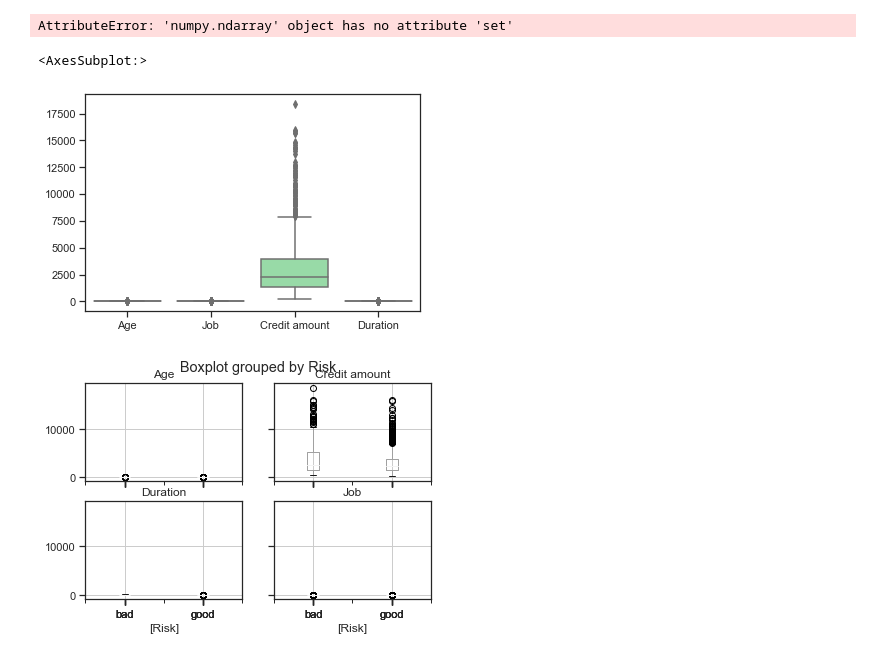
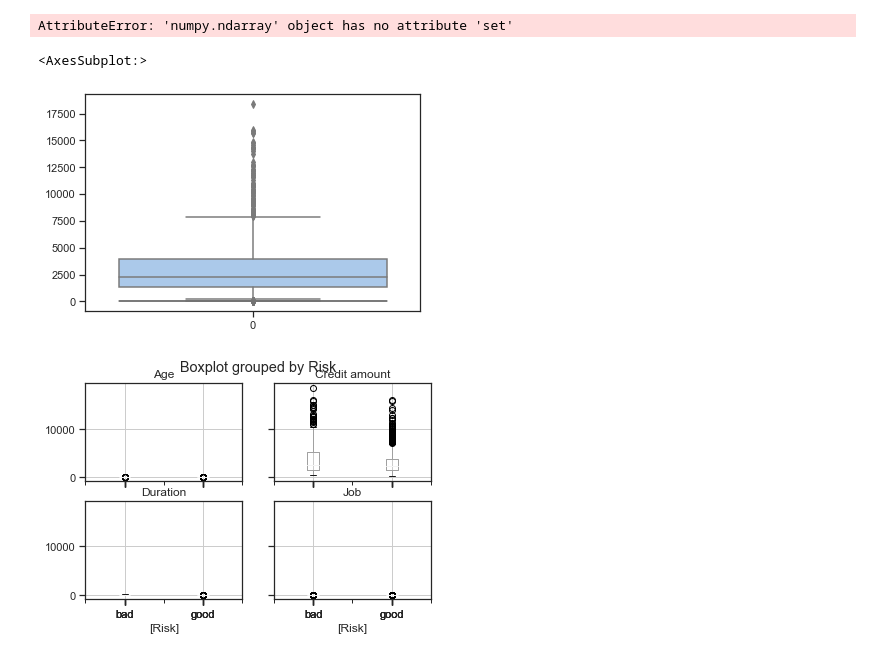
Before and after one commit to Sm2468/msc_thesis, a Jupyter notebook: Pipeline/1_eda.ipynb, the cells around one changed output. Drawn from its saved outputs; the diff is of its cells as text; code cells hidden in the pictures.

```diff
--- a/Pipeline/1_eda.ipynb
+++ b/Pipeline/1_eda.ipynb
@@ -14,8 +14,7 @@ import seaborn as sns
 import matplotlib.pyplot as plt
 # %%
 # Importing the data
-df_data = pd.read_csv("C:\\Users\\Gebruiker\\Documents\\thesiscode\\experimental\datasets\german_credit_data_target\german_credit_data.csv", index_col=0)
-
+df_data = pd.read_csv("C:\\Users\\Gebruiker\\Documents\\thesiscode\\experimental\Raw_datasets\german_credit_raw.csv", index_col=0)
 df_data.head()
 # %% [output]
 |  | Age | Sex | Job | Housing | Saving accounts | Checking account | Credit amount | Duration | ... |
@@ -76,12 +75,13 @@ figure.set
 AttributeError: 'numpy.ndarray' object has no attribute 'set'
 # %%
 sns.set_theme(style="ticks", palette="pastel")
-sns.boxplot(data=X)
+sns.boxplot(data=X[['Age','Duration']])
+sns.boxplot(data=X['Credit amount'])
 
-# TODO drop credit amount and plot again
+# TODO create boxplots in one figure
 # %% [output]
 <AxesSubplot:>
-[figure, old version]
+[figure, new version]
 # %%
 boxplot = X.boxplot(by='Risk')
 # %% [output]
```
Also changed, not shown: 2 other files.
